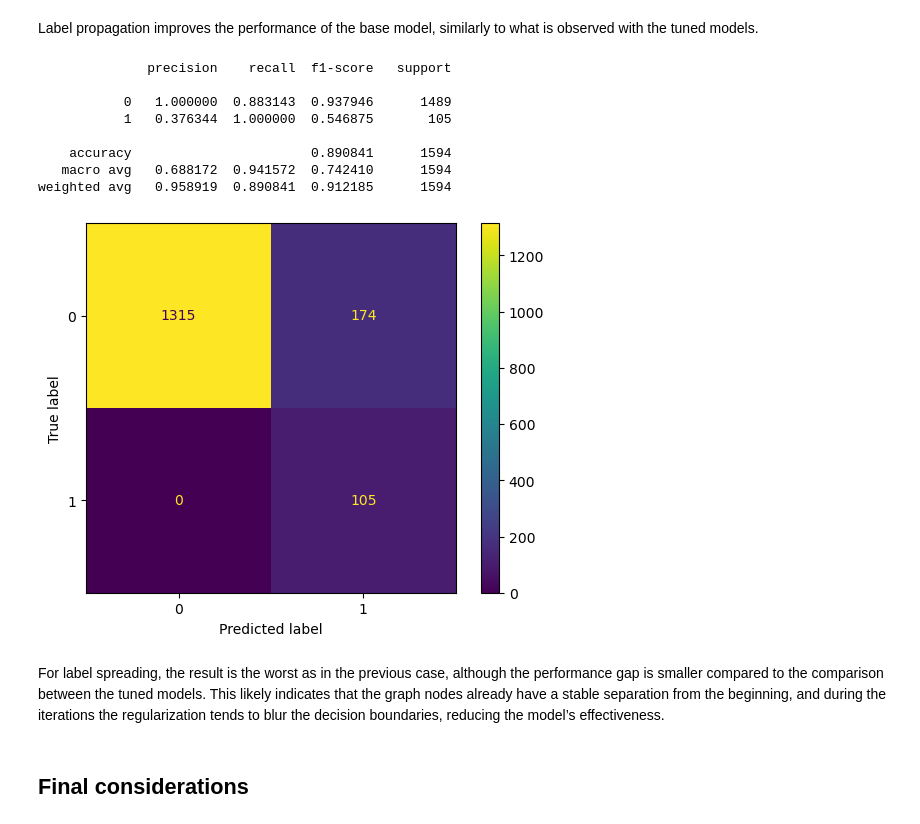
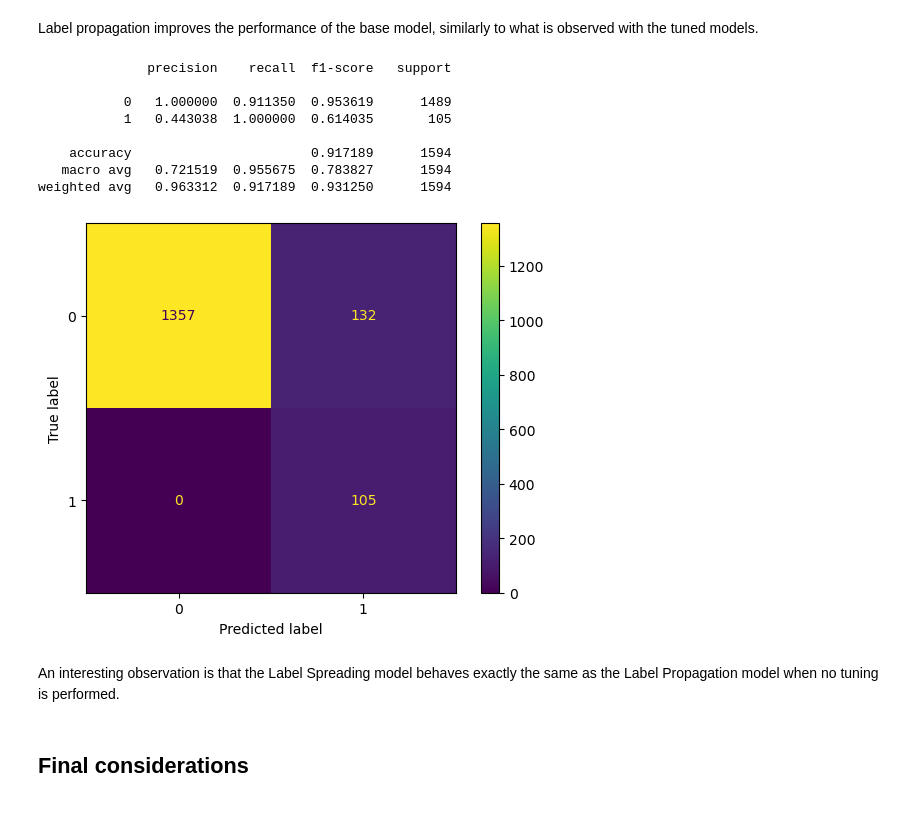
Before and after one commit to ZBaldi/Machine-Learning-Project, a Jupyter notebook: VALERIO_BALDAZZI_CSE-CIC-IDS2018_SSL.ipynb, the cells around one changed output. Cells and saved outputs as stored; diff of their text form; code cells hidden in the pictures.

```diff
--- a/VALERIO_BALDAZZI_CSE-CIC-IDS2018_SSL.ipynb
+++ b/VALERIO_BALDAZZI_CSE-CIC-IDS2018_SSL.ipynb
@@ -1007,23 +1006,23 @@ weighted avg   0.969237  0.942284  0.950155      1594
 # %% [markdown]
 Label propagation improves the performance of the base model, similarly to what is observed with the tuned models.
 # %%
-semi_labeled_predictions3 = modelSpreaded_not_tuned.predict(x_test_only_labeled)
+semi_labeled_predictions3 = modelSpreaded_not_tuned.predict(x_test_semi_labeled)
 report_ssl3_not_tuned = classification_report(y_test, semi_labeled_predictions3, digits = 6)
 report_ssl3_dict_not_tuned = classification_report(y_test, semi_labeled_predictions3, digits = 6, output_dict = True)
 print(report_ssl3_not_tuned)
 showConfusionMatrix(y_test, semi_labeled_predictions3)
 # %% [output]
               precision    recall  f1-score   support
 
-           0   1.000000  0.883143  0.937946      1489
-           1   0.376344  1.000000  0.546875       105
+           0   1.000000  0.911350  0.953619      1489
+           1   0.443038  1.000000  0.614035       105
 
-    accuracy                       0.890841      1594
-   macro avg   0.688172  0.941572  0.742410      1594
-weighted avg   0.958919  0.890841  0.912185      1594
+    accuracy                       0.917189      1594
+   macro avg   0.721519  0.955675  0.783827      1594
+weighted avg   0.963312  0.917189  0.931250      1594
-[figure, old version]
+[figure, new version]
 # %% [markdown]
-For label spreading, the result is the worst as in the previous case, although the performance gap is smaller compared to the comparison between the tuned models. This likely indicates that the graph nodes already have a stable separation from the beginning, and during the iterations the regularization tends to blur the decision boundaries, reducing the model’s effectiveness.
+An interesting observation is that the Label Spreading model behaves exactly the same as the Label Propagation model when no tuning is performed.
 # %% [markdown]
 ## Final considerations
 # %% [markdown]
```
Also changed, not shown: parts of 18 cells of this notebook.
